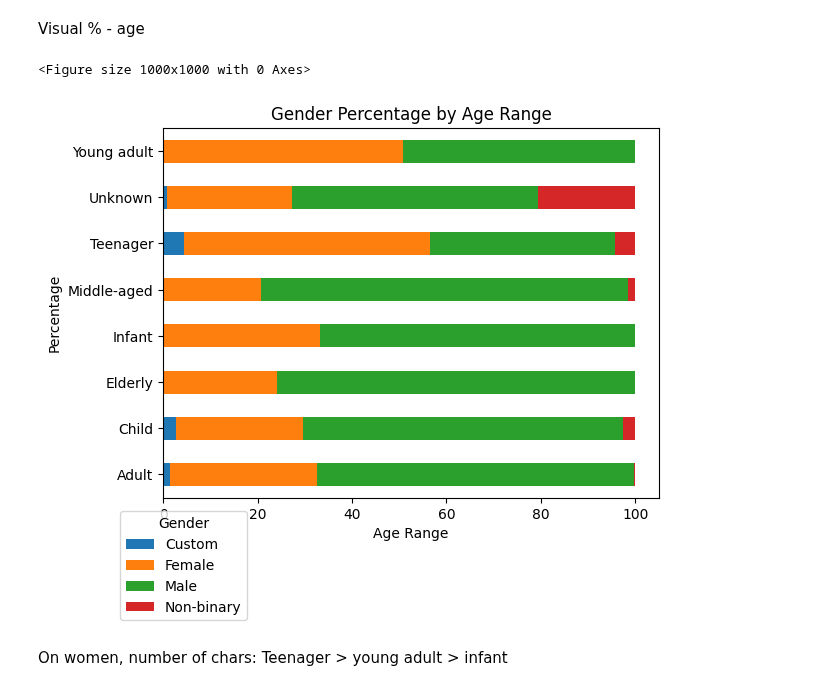
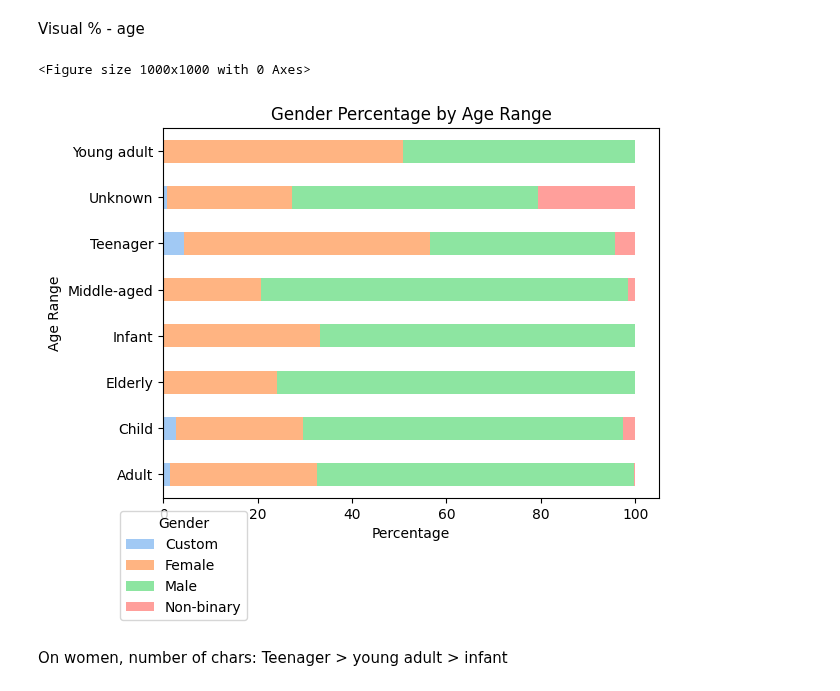
Before and after one commit to hayleyyryan/CFG_Degree_Project_Group_4, a Jupyter notebook: Jupyter_notebook/sexualized_data_exploration.ipynb, the cells around one changed output. Drawn from its saved outputs; the diff is of its cells as text; code cells hidden in the pictures.

Commit message:
Edited/Added Visualizations
visualization for sexualization findings adjusted

```diff
--- a/Jupyter_notebook/sexualized_data_exploration.ipynb
+++ b/Jupyter_notebook/sexualized_data_exploration.ipynb
@@ -14,5 +12,5 @@ FileNotFoundError: [Errno 2] No such file or directory: 'F:\\Documentos\\eli\\0E
 # %%
-df_char = pd.read_csv(r"F:\Documentos\eli\0ELI\estudios\Coding\GitHub\project - final\CFG_Degree_Project_Group_4\data\cleaned\cleaned_characters.csv")
+df_char = pd.read_csv(r"C:\Users\zylav\OneDrive\Dokumente\GitHub\CFG_Degree_Project_Group_4\data\cleaned\cleaned_characters.csv")
 
 #df_char.info()
 # %%
@@ -144,16 +142,17 @@ gender_age_distribution_percentage = gender_age_distribution.div(gender_age_dist
 Visual % - age
 # %%
 # Visualization of gender percentage by age range with the legend further down to make 'Adult' readable
+colours = sns.color_palette('pastel')
 plt.figure(figsize=(10, 10))
-gender_age_distribution_percentage.plot(kind='barh', stacked=True)
+gender_age_distribution_percentage.plot(kind='barh', stacked=True, color=colours)
 plt.title('Gender Percentage by Age Range')
-plt.xlabel('Age Range')
-plt.ylabel('Percentage')
+plt.xlabel('Percentage')
+plt.ylabel('Age Range')
 plt.legend(title='Gender', loc='lower left', bbox_to_anchor=(-0.1, -0.35))
 plt.show()
 # %% [output]
 <Figure size 1000x1000 with 0 Axes>
-[figure, old version]
+[figure, new version]
 # %% [markdown]
 On women, number of chars: Teenager > young adult > infant
 # %% [markdown]
```
Also changed, not shown: parts of 2 cells of this notebook, 1 other file.
